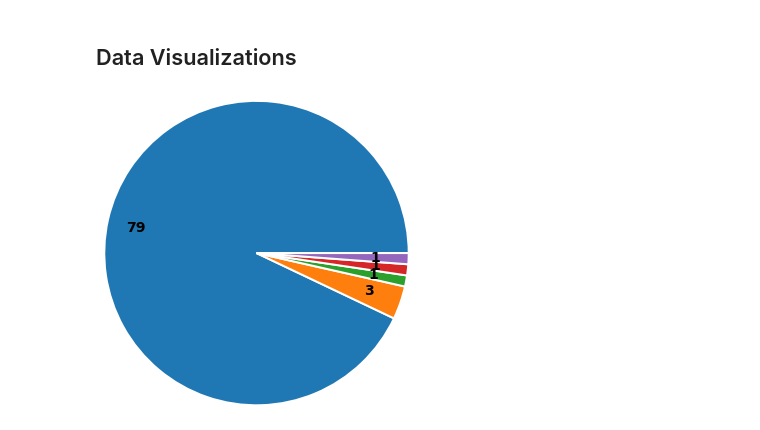
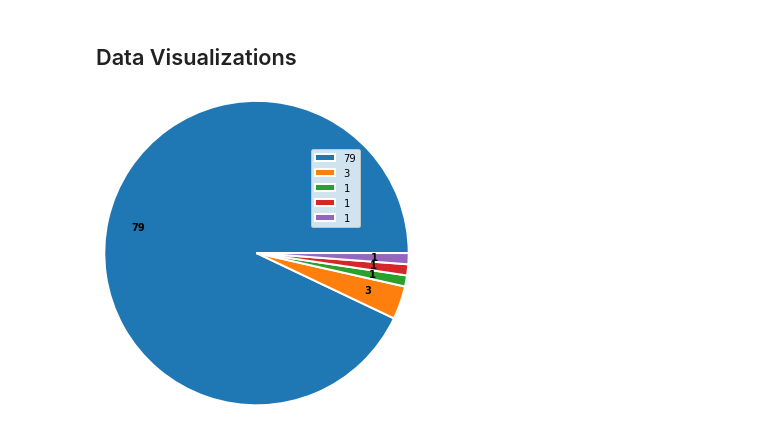
Before and after one commit to rmutalik/ongoing-project, a Jupyter notebook: MIMIC-III.ipynb, the cells around one changed output. Cells and saved outputs as stored; diff of their text form; code cells hidden in the pictures.

Commit message:
Added legend

```diff
--- a/MIMIC-III.ipynb
+++ b/MIMIC-III.ipynb
@@ -339,13 +339,16 @@ pharm_vc = pharmacists['LABEL'].value_counts()
 # %%
 # FIXME: Make pie chart more visually appealling
 fig, ax = plt.subplots()
-explode = [0] + ([0.25] * (len(pharm_vc)-1))
+explode = [0] + ([0.05] * (len(pharm_vc)-1))
 ax.pie(pharm_vc, labels=pharm_vc, labeldistance=0.75, radius=1.75,
       wedgeprops={'edgecolor': 'w', 'linewidth': 2, 'linestyle': 'solid'},
-      textprops={'color': 'k', 'fontsize': 14, 'fontweight': 'bold'}
+      textprops={'color': 'k', 'fontsize': 10, 'fontweight': 'bold'}
       )
+
+# TODO: Move text labels to legend in upper-right corner
+ax.legend(loc="upper right", bbox_to_anchor=(1,1))
 
 # plt.title('Types of Pharmacists')
 plt.show()
 # %% [output]
-[figure, old version]
+[figure, new version]
```
Also changed, not shown: parts of 1 cell of this notebook.
